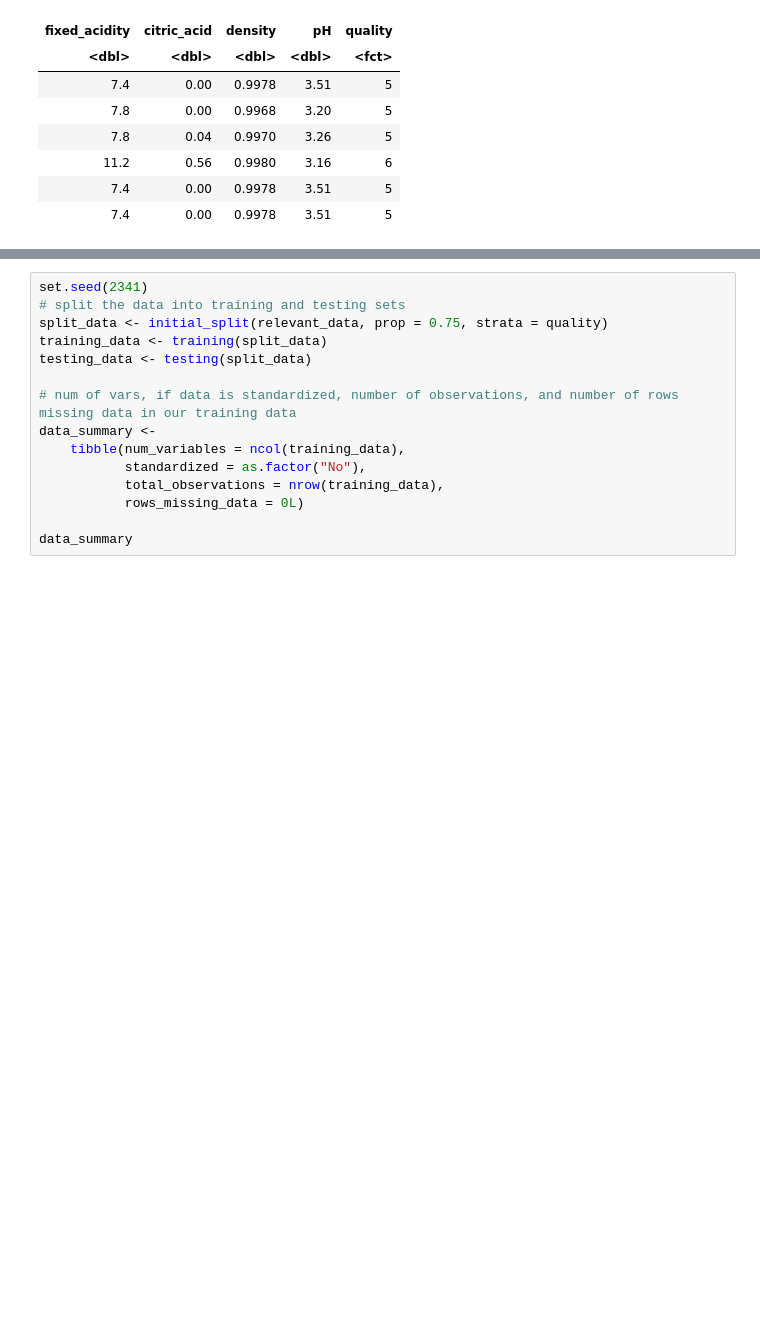
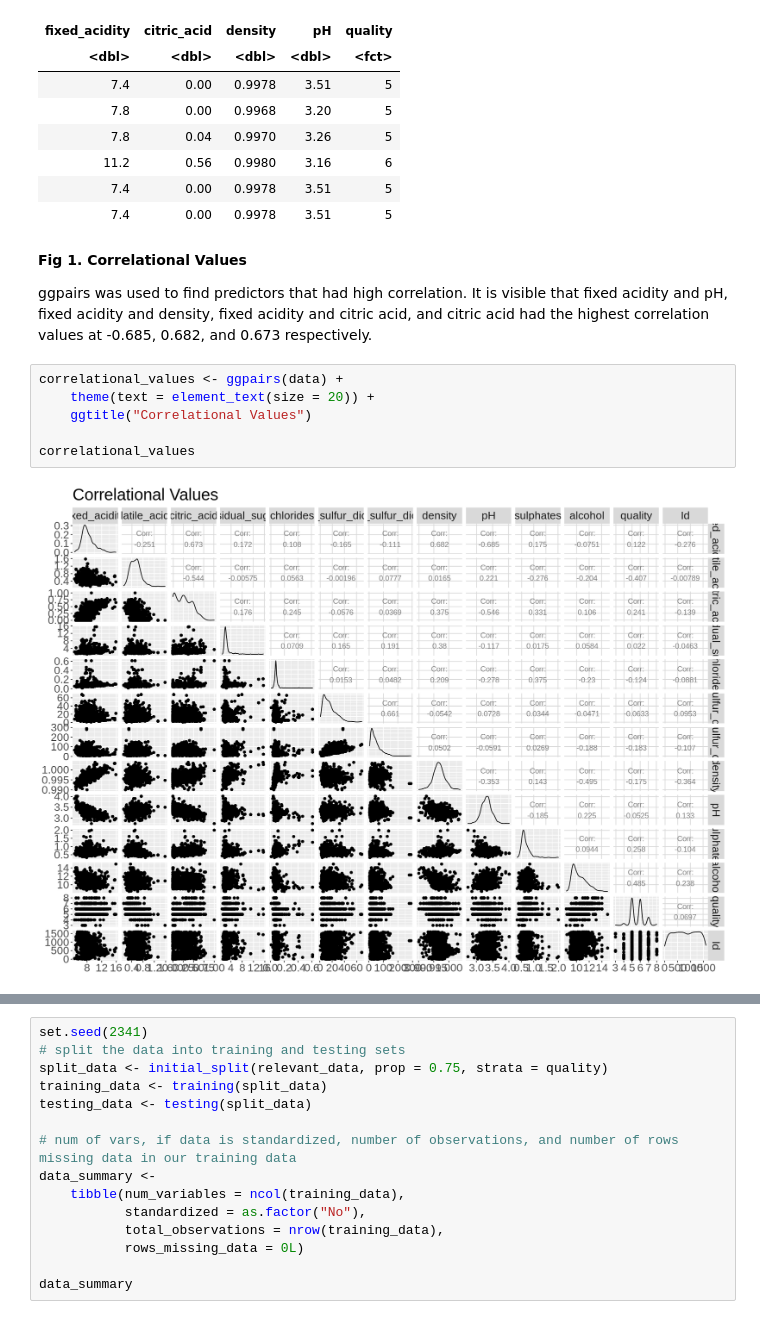
Before and after one commit to allisonml/DSCI-Proposal, a Jupyter notebook: project_proposal.ipynb, the cells around one changed output, grey strips where cells are left out. Saved outputs shown, nothing was run; the diff lists cells and outputs as text; blank space fills up the shorter version.

```diff
--- a/project_proposal.ipynb
+++ b/project_proposal.ipynb
@@ -80,3 +70,15 @@ A tibble: 6 × 5
 | 11.2 | 0.56 | 0.9980 | 3.16 | 6 |
 | 7.4 | 0.00 | 0.9978 | 3.51 | 5 |
 | 7.4 | 0.00 | 0.9978 | 3.51 | 5 |
+# %% [markdown]
+**Fig 1. Correlational Values**
+
+ggpairs was used to find predictors that had high correlation. It is visible that fixed acidity and pH, fixed acidity and density, fixed acidity and citric acid, and citric acid had the highest correlation values at -0.685, 0.682, and 0.673 respectively.
+# %%
+correlational_values <- ggpairs(data) +
+    theme(text = element_text(size = 20)) +
+    ggtitle("Correlational Values")
+
+correlational_values
+# %% [output]
+[figure, added]
```
Also changed, not shown: parts of 32 cells of this notebook.
